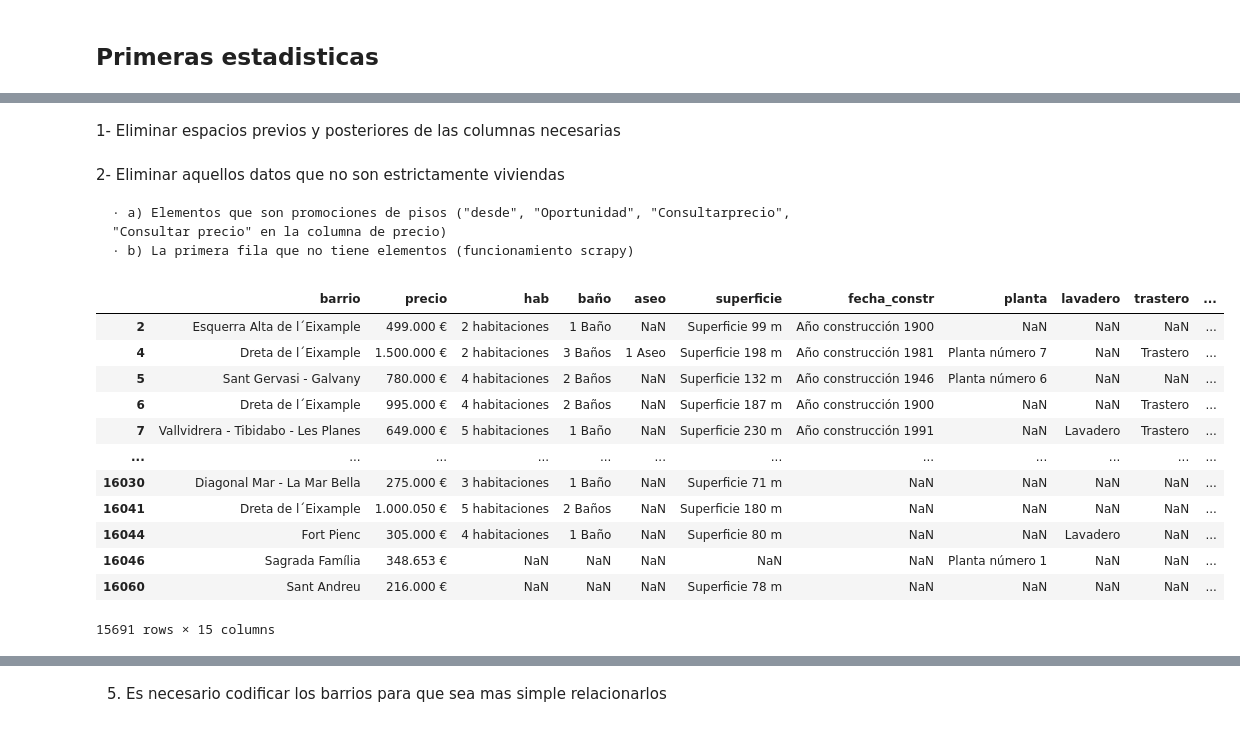
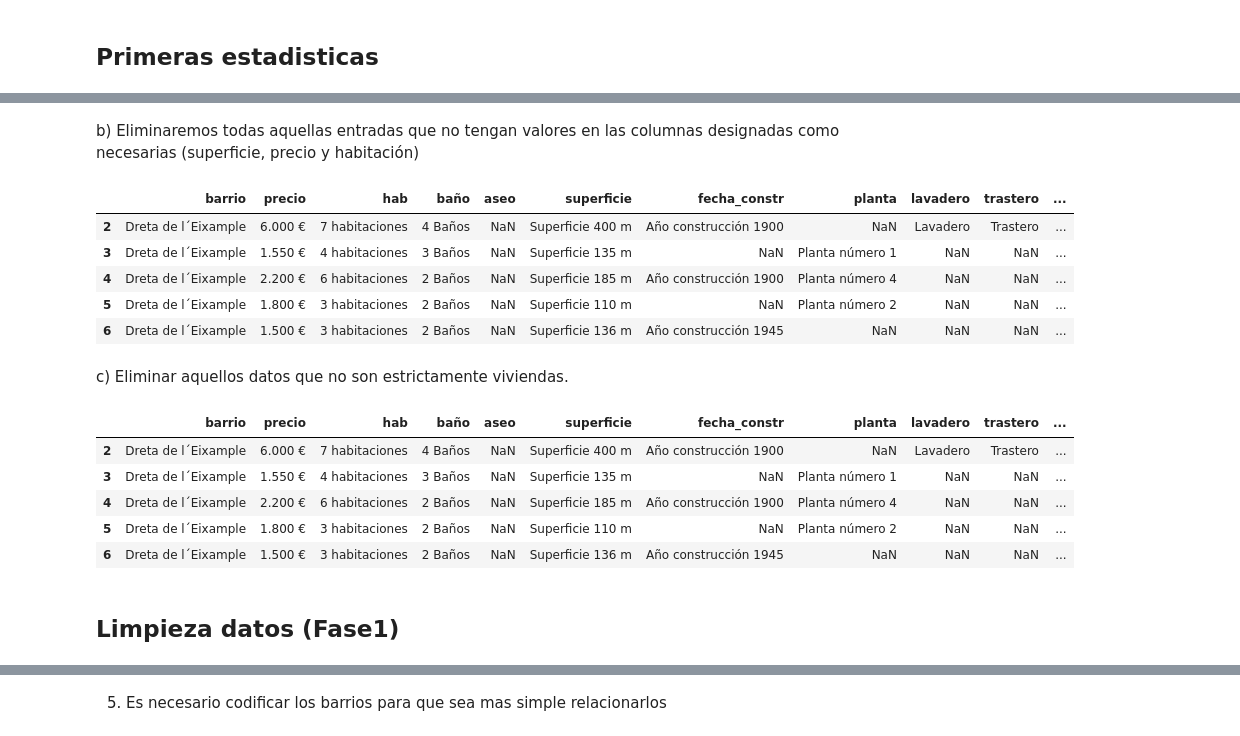
Before and after one commit to sanchezgamezjc/RealEstate_Data, a Jupyter notebook: Clean_DDBB_Buy.ipynb, the cells around one changed output, grey strips where cells are left out. Drawn from its saved outputs; the diff is of its cells as text; code cells hidden in the pictures.

```diff
--- a/Clean_DDBB_Buy.ipynb
+++ b/Clean_DDBB_Buy.ipynb
@@ -74,2 +74,0 @@ db
-# %% [markdown]
-1- Eliminar espacios previos y posteriores de las columnas necesarias
@@ -78,34 +75,33 @@ db
-# %% [markdown]
-2- Eliminar aquellos datos que no son estrictamente viviendas
-
-    · a) Elementos que son promociones de pisos ("desde", "Oportunidad", "Consultarprecio", "Consultar precio" en la columna de precio)
-    · b) La primera fila que no tiene elementos (funcionamiento scrapy)
+# %% [markdown]
+b) Eliminaremos todas aquellas entradas que no tengan valores en las columnas designadas como necesarias (superficie, precio y habitación)
+# %%
+db = db[db['superficie'].notna() & db['precio'].notna() & db['hab'].notna()]
+
+db.head()
+# %% [output]
+|  | barrio | precio | hab | baño | aseo | superficie | fecha_constr | planta | lavadero | trastero | ... |
+| 2 | Dreta de l´Eixample | 6.000 € | 7 habitaciones | 4 Baños | NaN | Superficie 400 m | Año construcción 1900 | NaN | Lavadero | Trastero | ... |
+| 3 | Dreta de l´Eixample | 1.550 € | 4 habitaciones | 3 Baños | NaN | Superficie 135 m | NaN | Planta número 1 | NaN | NaN | ... |
+| 4 | Dreta de l´Eixample | 2.200 € | 6 habitaciones | 2 Baños | NaN | Superficie 185 m | Año construcción 1900 | Planta número 4 | NaN | NaN | ... |
+| 5 | Dreta de l´Eixample | 1.800 € | 3 habitaciones | 2 Baños | NaN | Superficie 110 m | NaN | Planta número 2 | NaN | NaN | ... |
+| 6 | Dreta de l´Eixample | 1.500 € | 3 habitaciones | 2 Baños | NaN | Superficie 136 m | Año construcción 1945 | NaN | NaN | NaN | ... |
+# %% [markdown]
+c) Eliminar aquellos datos que no son estrictamente viviendas.
 # %%
-# a)
 drop_price = db[(db['precio'] == 'desde')
                 | (db['precio'] == 'Oportunidad')
                 | (db['precio'] == 'Consultarprecio')
                 | (db['precio'] == 'Consultar precio')]
 
 db = db.drop(drop_price.index)
 
-# b)
-drop_first = db.index[0]
-
-db = db.drop(drop_first)
-
-db
+db.head()
 # %% [output]
 |  | barrio | precio | hab | baño | aseo | superficie | fecha_constr | planta | lavadero | trastero | ... |
-| 2 | Esquerra Alta de l´Eixample | 499.000 € | 2 habitaciones | 1 Baño | NaN | Superficie 99 m | Año construcción 1900 | NaN | NaN | NaN | ... |
-| 4 | Dreta de l´Eixample | 1.500.000 € | 2 habitaciones | 3 Baños | 1 Aseo | Superficie 198 m | Año construcción 1981 | Planta número 7 | NaN | Trastero | ... |
-| 5 | Sant Gervasi - Galvany | 780.000 € | 4 habitaciones | 2 Baños | NaN | Superficie 132 m | Año construcción 1946 | Planta número 6 | NaN | NaN | ... |
-| 6 | Dreta de l´Eixample | 995.000 € | 4 habitaciones | 2 Baños | NaN | Superficie 187 m | Año construcción 1900 | NaN | NaN | Trastero | ... |
-| 7 | Vallvidrera - Tibidabo - Les Planes | 649.000 € | 5 habitaciones | 1 Baño | NaN | Superficie 230 m | Año construcción 1991 | NaN | Lavadero | Trastero | ... |
-| ... | ... | ... | ... | ... | ... | ... | ... | ... | ... | ... | ... |
-| 16030 | Diagonal Mar - La Mar Bella | 275.000 € | 3 habitaciones | 1 Baño | NaN | Superficie 71 m | NaN | NaN | NaN | NaN | ... |
-| 16041 | Dreta de l´Eixample | 1.000.050 € | 5 habitaciones | 2 Baños | NaN | Superficie 180 m | NaN | NaN | NaN | NaN | ... |
-| 16044 | Fort Pienc | 305.000 € | 4 habitaciones | 1 Baño | NaN | Superficie 80 m | NaN | NaN | Lavadero | NaN | ... |
-| 16046 | Sagrada Família | 348.653 € | NaN | NaN | NaN | NaN | NaN | Planta número 1 | NaN | NaN | ... |
-| 16060 | Sant Andreu | 216.000 € | NaN | NaN | NaN | Superficie 78 m | NaN | NaN | NaN | NaN | ... |
+| 2 | Dreta de l´Eixample | 6.000 € | 7 habitaciones | 4 Baños | NaN | Superficie 400 m | Año construcción 1900 | NaN | Lavadero | Trastero | ... |
+| 3 | Dreta de l´Eixample | 1.550 € | 4 habitaciones | 3 Baños | NaN | Superficie 135 m | NaN | Planta número 1 | NaN | NaN | ... |
+| 4 | Dreta de l´Eixample | 2.200 € | 6 habitaciones | 2 Baños | NaN | Superficie 185 m | Año construcción 1900 | Planta número 4 | NaN | NaN | ... |
+| 5 | Dreta de l´Eixample | 1.800 € | 3 habitaciones | 2 Baños | NaN | Superficie 110 m | NaN | Planta número 2 | NaN | NaN | ... |
+| 6 | Dreta de l´Eixample | 1.500 € | 3 habitaciones | 2 Baños | NaN | Superficie 136 m | Año construcción 1945 | NaN | NaN | NaN | ... |
-15691 rows × 15 columns
+# %% [markdown]
+## Limpieza datos (Fase1)
```
Also changed, not shown: parts of 13 cells of this notebook.
